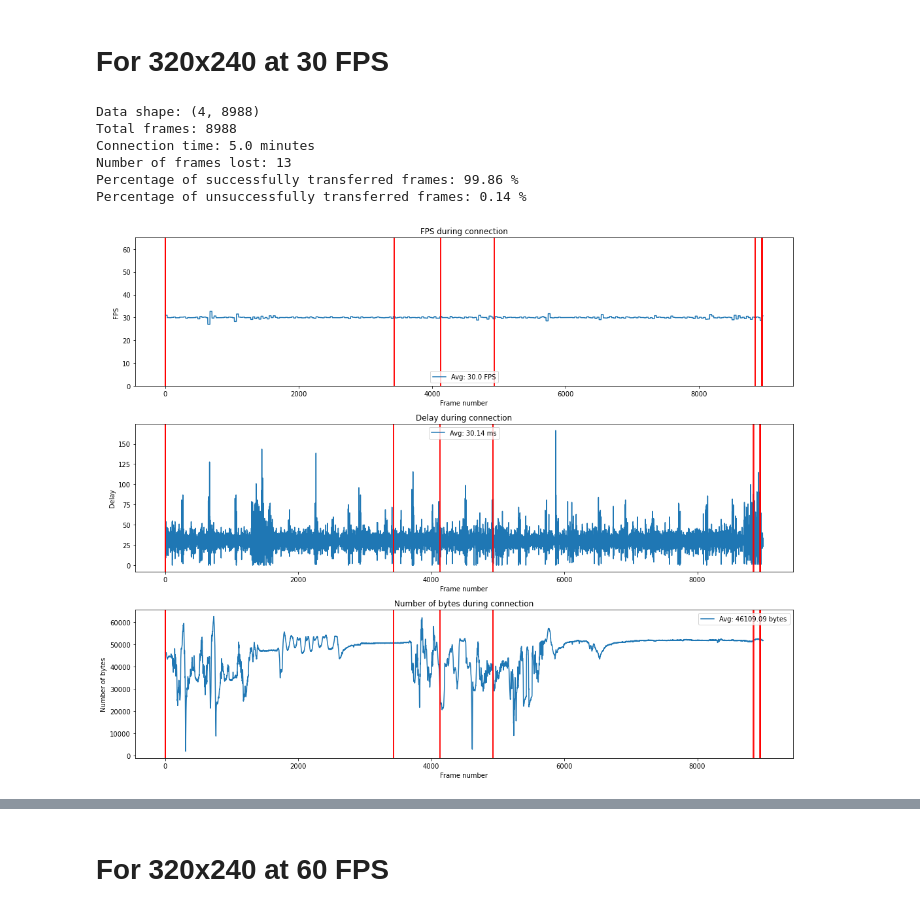
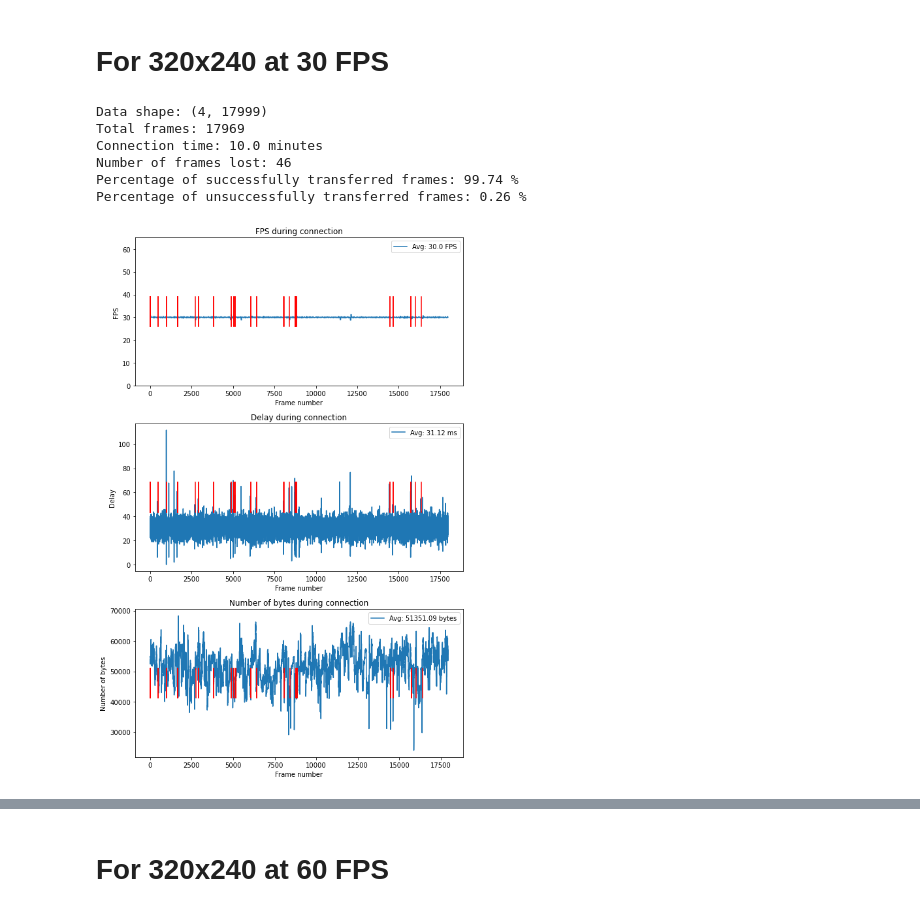
Before and after one commit to RedaAlb/auto-rc-car, a Jupyter notebook: testing/cam_connection/cam_data_plots.ipynb, the cells around one changed output, grey strips where cells are left out. Saved outputs shown, nothing was run; the diff lists cells and outputs as text; code cells hidden in the pictures.

```diff
--- a/testing/cam_connection/cam_data_plots.ipynb
+++ b/testing/cam_connection/cam_data_plots.ipynb
@@ -58,12 +71,13 @@ def plot_graphs(file_name, fps):
 # %% [markdown]
 # For 320x240 at 30 FPS
-# %%
-plot_graphs("cam_data_320x240_30fps.npy", fps=30)
-# %% [output]
-Data shape: (4, 8988)
-Total frames: 8988
-Connection time: 5.0 minutes
-Number of frames lost: 13
-Percentage of successfully transferred frames: 99.86 %
-Percentage of unsuccessfully transferred frames: 0.14 %
-[figure, removed]
+# %%
+all_fps1, all_delays1, all_img_bytes1, frames_lost1, success_rate1 = load_data("cam_data_30fps_320x240.npy", fps=30)
+plot_graphs(all_fps1, all_delays1, all_img_bytes1, frames_lost1, fps=30)
+# %% [output]
+Data shape: (4, 17999)
+Total frames: 17969
+Connection time: 10.0 minutes
+Number of frames lost: 46
+Percentage of successfully transferred frames: 99.74 %
+Percentage of unsuccessfully transferred frames: 0.26 %
+[figure, added]
```
Also changed, not shown: parts of 15 cells of this notebook, 17 other files.
